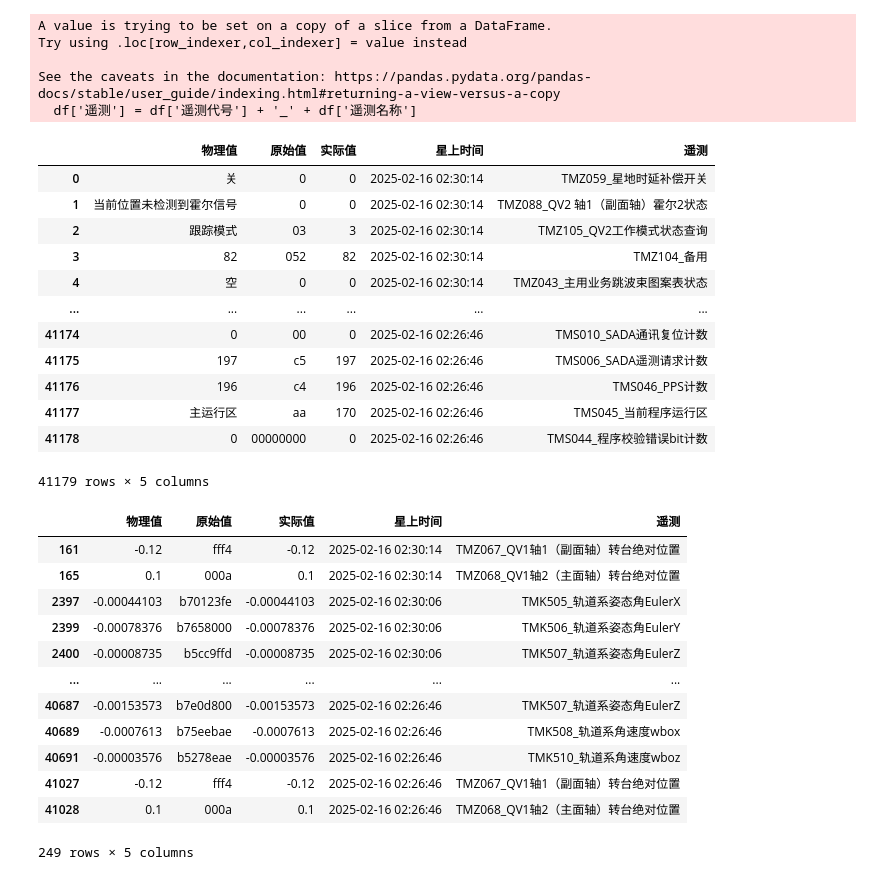
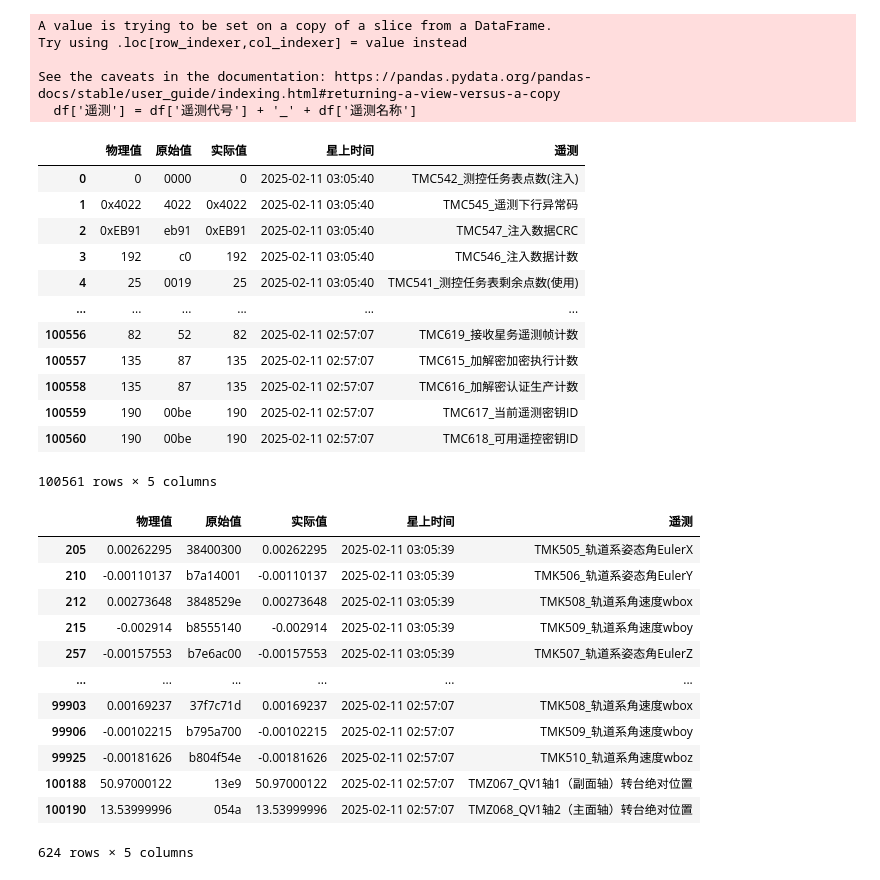
Before and after one commit to kucher-web/HealthSoftware, a Jupyter notebook: Front_end/test.ipynb, the cells around one changed output. Drawn from its saved outputs; the diff is of its cells as text; code cells hidden in the pictures.

```diff
--- a/Front_end/test.ipynb
+++ b/Front_end/test.ipynb
@@ -10,6 +12,6 @@ from satellite import Satellite_angle,TMK,TMO,TMZ
 # %%
 # 读取数据
-df = pd.read_csv('data.csv')
+df = pd.read_csv('data1.csv')
 df
 # %% [output]
 |  | 用例ID | 卫星编号 | 厂商类型信息 | SCID | 遥测代号 | 遥测名称 | 物理值 | 原始值 | 实际值 | 星上时间 | 采集时间 | ... |
@@ -56,39 +58,39 @@ Try using .loc[row_indexer,col_indexer] = value instead
 See the caveats in the documentation: https://pandas.pydata.org/pandas-docs/stable/user_guide/indexing.html#returning-a-view-versus-a-copy
   df['遥测'] = df['遥测代号'] + '_' + df['遥测名称']
 |  | 物理值 | 原始值 | 实际值 | 星上时间 | 遥测 |
-| 0 | 关 | 0 | 0 | 2025-02-16 02:30:14 | TMZ059_星地时延补偿开关 |
-| 1 | 当前位置未检测到霍尔信号 | 0 | 0 | 2025-02-16 02:30:14 | TMZ088_QV2 轴1（副面轴）霍尔2状态 |
-| 2 | 跟踪模式 | 03 | 3 | 2025-02-16 02:30:14 | TMZ105_QV2工作模式状态查询 |
-| 3 | 82 | 052 | 82 | 2025-02-16 02:30:14 | TMZ104_备用 |
-| 4 | 空 | 0 | 0 | 2025-02-16 02:30:14 | TMZ043_主用业务跳波束图案表状态 |
+| 0 | 0 | 0000 | 0 | 2025-02-11 03:05:40 | TMC542_测控任务表点数(注入) |
+| 1 | 0x4022 | 4022 | 0x4022 | 2025-02-11 03:05:40 | TMC545_遥测下行异常码 |
+| 2 | 0xEB91 | eb91 | 0xEB91 | 2025-02-11 03:05:40 | TMC547_注入数据CRC |
+| 3 | 192 | c0 | 192 | 2025-02-11 03:05:40 | TMC546_注入数据计数 |
+| 4 | 25 | 0019 | 25 | 2025-02-11 03:05:40 | TMC541_测控任务表剩余点数(使用) |
 | ... | ... | ... | ... | ... | ... |
-| 41174 | 0 | 00 | 0 | 2025-02-16 02:26:46 | TMS010_SADA通讯复位计数 |
-| 41175 | 197 | c5 | 197 | 2025-02-16 02:26:46 | TMS006_SADA遥测请求计数 |
-| 41176 | 196 | c4 | 196 | 2025-02-16 02:26:46 | TMS046_PPS计数 |
-| 41177 | 主运行区 | aa | 170 | 2025-02-16 02:26:46 | TMS045_当前程序运行区 |
-| 41178 | 0 | 00000000 | 0 | 2025-02-16 02:26:46 | TMS044_程序校验错误bit计数 |
+| 100556 | 82 | 52 | 82 | 2025-02-11 02:57:07 | TMC619_接收星务遥测帧计数 |
+| 100557 | 135 | 87 | 135 | 2025-02-11 02:57:07 | TMC615_加解密加密执行计数 |
+| 100558 | 135 | 87 | 135 | 2025-02-11 02:57:07 | TMC616_加解密认证生产计数 |
+| 100559 | 190 | 00be | 190 | 2025-02-11 02:57:07 | TMC617_当前遥测密钥ID |
+| 100560 | 190 | 00be | 190 | 2025-02-11 02:57:07 | TMC618_可用遥控密钥ID |
-41179 rows × 5 columns
+100561 rows × 5 columns
 # %%
 # 只需要一部分数据，输入需要的遥测名称
-columns = ['TMK505', 'TMK506', 'TMK507', 'TMK508', 'TMK509', 'TMK510', 'TMZ148', 'TMZ150', 'TMZ151','TMZ152','TMZ153', 'TMO108', 'TMO109', 'TMO110', 'TMO111', 'TMO112', 'TMO113', 'TMO114', 'TMO115', 'TMZ067', 'TMZ068']
+columns = ['TMK505', 'TMK506', 'TMK507', 'TMK508', 'TMK509', 'TMK510', 'TMZ148', 'TMZ150', 'TMZ151','TMZ153','TMZ154', 'TMO108', 'TMO109', 'TMO110', 'TMO111', 'TMO112', 'TMO113', 'TMO114', 'TMO115', 'TMZ067', 'TMZ068']
 # 查找遥测列中包含columns中的元素的行
 filtered_df = df[df['遥测'].notna()]  # First, filter out rows with NaN values in '遥测' column
 filtered_df = filtered_df[filtered_df['遥测'].str.contains('|'.join(columns))]
 filtered_df
 # %% [output]
 |  | 物理值 | 原始值 | 实际值 | 星上时间 | 遥测 |
-| 161 | -0.12 | fff4 | -0.12 | 2025-02-16 02:30:14 | TMZ067_QV1轴1（副面轴）转台绝对位置 |
-| 165 | 0.1 | 000a | 0.1 | 2025-02-16 02:30:14 | TMZ068_QV1轴2（主面轴）转台绝对位置 |
-| 2397 | -0.00044103 | b70123fe | -0.00044103 | 2025-02-16 02:30:06 | TMK505_轨道系姿态角EulerX |
-| 2399 | -0.00078376 | b7658000 | -0.00078376 | 2025-02-16 02:30:06 | TMK506_轨道系姿态角EulerY |
-| 2400 | -0.00008735 | b5cc9ffd | -0.00008735 | 2025-02-16 02:30:06 | TMK507_轨道系姿态角EulerZ |
+| 205 | 0.00262295 | 38400300 | 0.00262295 | 2025-02-11 03:05:39 | TMK505_轨道系姿态角EulerX |
+| 210 | -0.00110137 | b7a14001 | -0.00110137 | 2025-02-11 03:05:39 | TMK506_轨道系姿态角EulerY |
+| 212 | 0.00273648 | 3848529e | 0.00273648 | 2025-02-11 03:05:39 | TMK508_轨道系角速度wbox |
+| 215 | -0.002914 | b8555140 | -0.002914 | 2025-02-11 03:05:39 | TMK509_轨道系角速度wboy |
+| 257 | -0.00157553 | b7e6ac00 | -0.00157553 | 2025-02-11 03:05:39 | TMK507_轨道系姿态角EulerZ |
 | ... | ... | ... | ... | ... | ... |
-| 40687 | -0.00153573 | b7e0d800 | -0.00153573 | 2025-02-16 02:26:46 | TMK507_轨道系姿态角EulerZ |
-| 40689 | -0.0007613 | b75eebae | -0.0007613 | 2025-02-16 02:26:46 | TMK508_轨道系角速度wbox |
-| 40691 | -0.00003576 | b5278eae | -0.00003576 | 2025-02-16 02:26:46 | TMK510_轨道系角速度wboz |
-| 41027 | -0.12 | fff4 | -0.12 | 2025-02-16 02:26:46 | TMZ067_QV1轴1（副面轴）转台绝对位置 |
-| 41028 | 0.1 | 000a | 0.1 | 2025-02-16 02:26:46 | TMZ068_QV1轴2（主面轴）转台绝对位置 |
+| 99903 | 0.00169237 | 37f7c71d | 0.00169237 | 2025-02-11 02:57:07 | TMK508_轨道系角速度wbox |
+| 99906 | -0.00102215 | b795a700 | -0.00102215 | 2025-02-11 02:57:07 | TMK509_轨道系角速度wboy |
+| 99925 | -0.00181626 | b804f54e | -0.00181626 | 2025-02-11 02:57:07 | TMK510_轨道系角速度wboz |
+| 100188 | 50.97000122 | 13e9 | 50.97000122 | 2025-02-11 02:57:07 | TMZ067_QV1轴1（副面轴）转台绝对位置 |
+| 100190 | 13.53999996 | 054a | 13.53999996 | 2025-02-11 02:57:07 | TMZ068_QV1轴2（主面轴）转台绝对位置 |
-249 rows × 5 columns
+624 rows × 5 columns
 # %%
 # 便利遥测数据，把数据填充到类中
 def fill_df(filtered_df):
```
Also changed, not shown: parts of 10 cells of this notebook, 10 other files.
